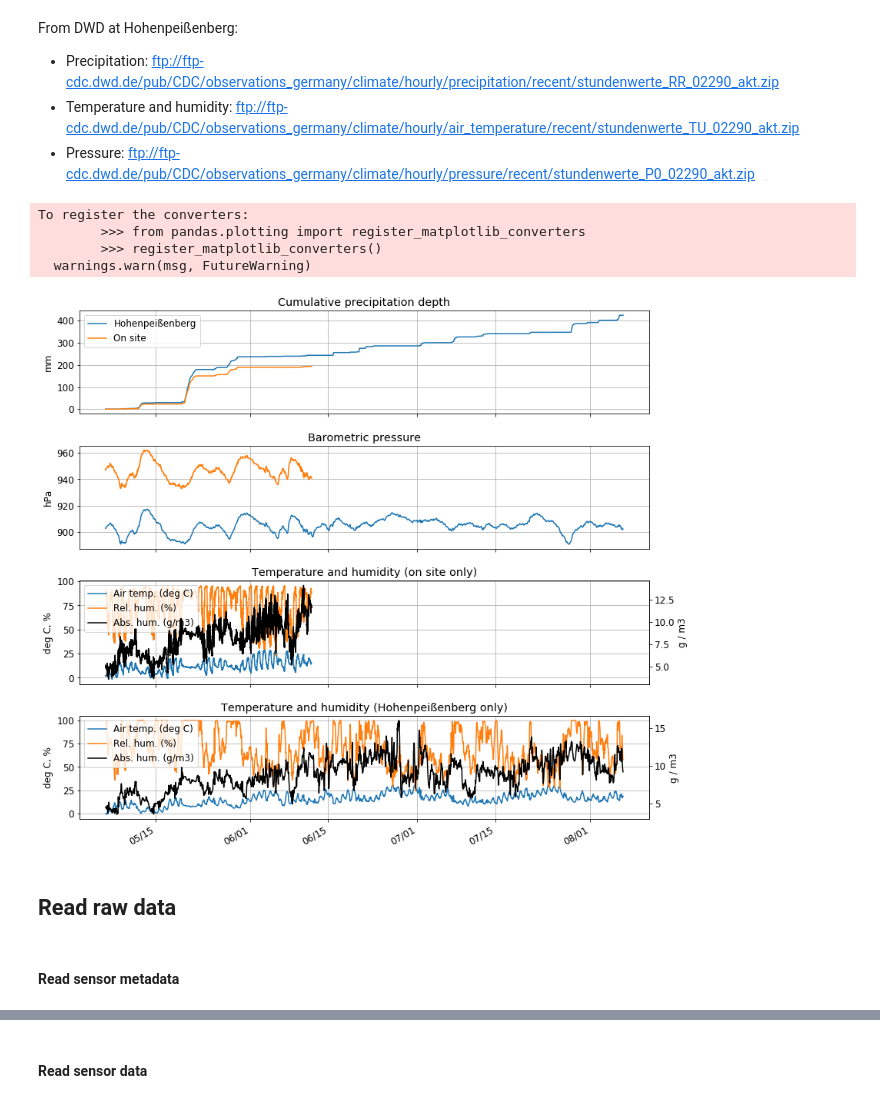
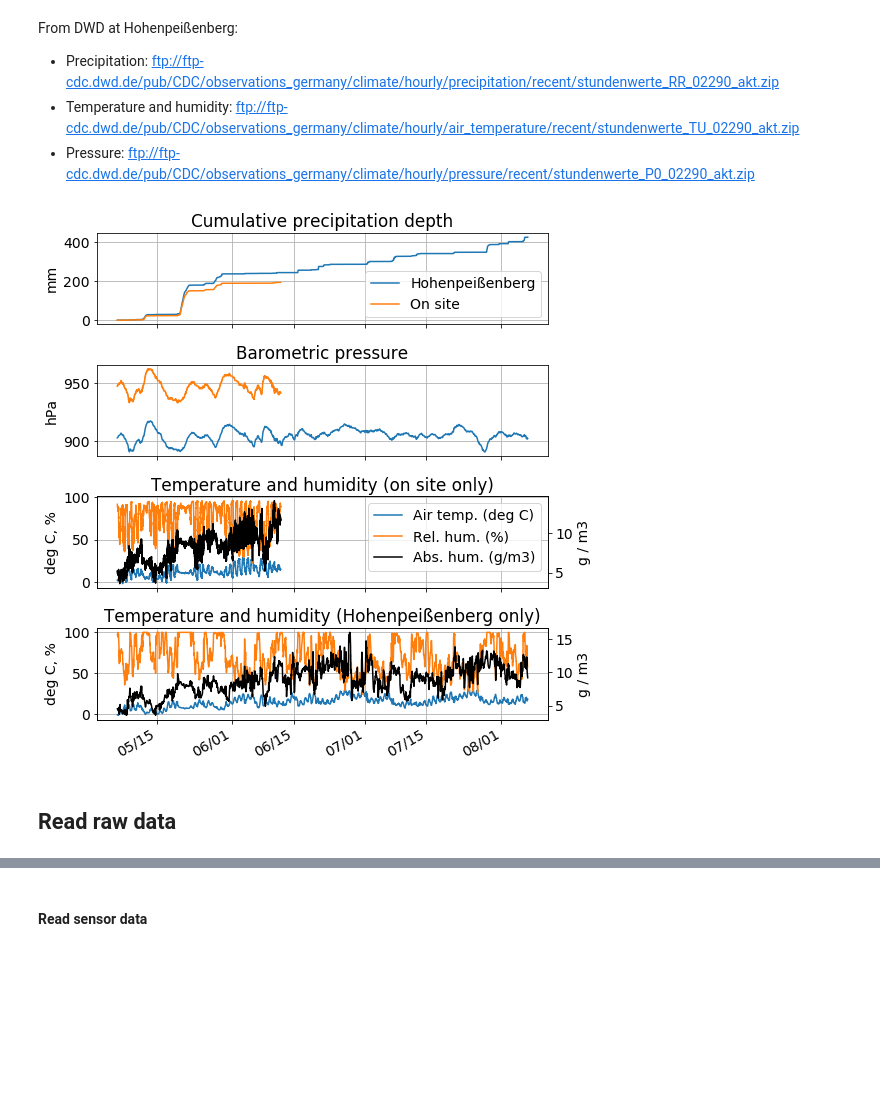
Before and after one commit to heistermann/cosmicsense, a Jupyter notebook: docs/source/notebooks/jfc1_process_wradlib.ipynb, the cells around one changed output, grey strips where cells are left out. Drawn from its saved outputs; the diff is of its cells as text; code cells hidden in the pictures; blank space fills up the shorter version.

```diff
--- a/docs/source/notebooks/jfc1_process_wradlib.ipynb
+++ b/docs/source/notebooks/jfc1_process_wradlib.ipynb
@@ -29,0 +106,34 @@ warnings.simplefilter('once', RuntimeWarning)
+# %%
+plt.rc('font', **{'size'   : 14})
+fig, ax = plt.subplots(figsize=(8,8))
+ax.set_aspect("equal")
+for locid in locs.index:
+    plt.plot(locs.loc[locid].x, locs.loc[locid].y, linewidth=0, marker="o", markersize=10, mfc="None", mec="tab:blue")
+
+for id in attrs.index:
+    if attrs.loc[id].hasdata:
+        mfc = "tab:olive"
+        mec = "black"
+    else:
+        mfc="tab:red"
+        mec = "black"
+    plt.plot(attrs.loc[id].x, attrs.loc[id].y, linewidth=3, marker="o", markersize=10, mfc=mfc, mec=mec)
+    plt.annotate(str(id), xy=(attrs.loc[id,"x"], attrs.loc[id,"y"]), ha='left', va='top', color="black", fontsize=18)
+wradlib.vis.add_lines(ax, catborders, color='black', lw=2)
+wradlib.vis.add_lines(ax, roads, color='grey', ls="dashed", lw=2)
+#plt.plot(xx, yy, linewidth=0, marker="o", ms=1, mfc="grey", mec="None")
+plt.plot(soilnetxy[:,0], soilnetxy[:,1], linewidth=0, marker="o", ms=6, mfc="None", mec="black")
+for i in range(len(lut)):
+    if lutkeys[i]=="forest":
+        wradlib.vis.add_patches(ax, lut[i], color='tab:green')
+
+plt.xlim(bboxxy[0][0], bboxxy[0][1])
+plt.ylim(bboxxy[1][0], bboxxy[1][1])
+plt.grid()
+
+legend_elements = [plt.Line2D([0], [0], marker="o",  ms=10, mec="black", mfc="tab:red", lw=0, label="No/bad CRNS data"),
+                plt.Line2D([0], [0], marker="o", ms=10,  mec="black", mfc="tab:olive", lw=0, label="Good CRNS data"),
+                plt.Line2D([0], [0], marker="o", ms=10,  mec="tab:blue", mfc="None", lw=0, label="Theta ground truth"),
+                plt.Line2D([0], [0], marker="o", ms=6,  mec="black", mfc="None", lw=0, label="SoilNet nodes"),
+                plt.Line2D([0], [0], lw=6, color="tab:green", label="Forest")]
+_ = ax.legend(handles=legend_elements, loc="lower left")
@@ -63,8 +175,8 @@ meteo.index = meteo.index.tz_convert(None)
 meteo["abshum2m"] = cs.conv.absolute_humidity(meteo.temp2m, meteo.relhum2m)
 temphum["abshum2m"] = cs.conv.absolute_humidity(temphum.temp2m, temphum.relhum2m)
 # %%
-plt.rc('font', **{'size'   : 12})
-fig = plt.figure(figsize=(12, 12))
+plt.rc('font', **{'size'   : 14})
+fig = plt.figure(figsize=(8, 8))
 
 ax = plt.subplot(411)
 plt.plot(prec["2019-05-06":].index, prec["2019-05-06":].depth.cumsum(), label="Hohenpeißenberg")
@@ -91,41 +203,36 @@ templ = plt.plot(meteo["2019-05-06":].index, meteo["2019-05-06":].temp2m, label=
 rehumpl = plt.plot(meteo["2019-05-06":].index, meteo["2019-05-06":].relhum2m, label="Rel. hum. (%)")
 plt.grid()
 plt.ylabel("deg C, %")
 ax2 = ax.twinx()
 abshumpl = plt.plot(meteo["2019-05-06":].index, meteo["2019-05-06":].abshum2m, color="black", label="Abs. hum. (g/m3)")
 lns = templ+rehumpl+abshumpl
 labs = [l.get_label() for l in lns]
-ax.legend(lns, labs, loc="upper left")
+ax.legend(lns, labs)
 ax.xaxis.set_major_formatter(mdates.DateFormatter('%m/%d'))
 plt.title("Temperature and humidity (on site only)")
 plt.ylabel("g / m3")
 plt.tight_layout()
 ax.set_xlim(xlim)
 
 ax = plt.subplot(414)
 templ = plt.plot(temphum["2019-05-06":].index, temphum["2019-05-06":].temp2m, label="Air temp. (deg C)")
 rehumpl = plt.plot(temphum["2019-05-06":].index, temphum["2019-05-06":].relhum2m, label="Rel. hum. (%)")
 plt.grid()
 plt.ylabel("deg C, %")
 ax2 = ax.twinx()
 abshumpl = plt.plot(temphum["2019-05-06":].index, temphum["2019-05-06":].abshum2m, color="black", label="Abs. hum. (g/m3)")
 lns = templ+rehumpl+abshumpl
 labs = [l.get_label() for l in lns]
-ax.legend(lns, labs, loc="upper left")
+#ax.legend(lns, labs)
 ax.xaxis.set_major_formatter(mdates.DateFormatter('%m/%d'))
 plt.title("Temperature and humidity (Hohenpeißenberg only)")
 plt.ylabel("g / m3")
 plt.tight_layout()
 ax.set_xlim(xlim)
 
 fig.autofmt_xdate()
+plt.tight_layout()
 # %% [output]
-To register the converters:
-        >>> from pandas.plotting import register_matplotlib_converters
-        >>> register_matplotlib_converters()
-  warnings.warn(msg, FutureWarning)
-[figure, old version]
+[figure, new version]
 # %% [markdown]
 ## Read raw data
-# %% [markdown]
-#### Read sensor metadata
```
Also changed, not shown: parts of 97 cells of this notebook, 8 other files.
